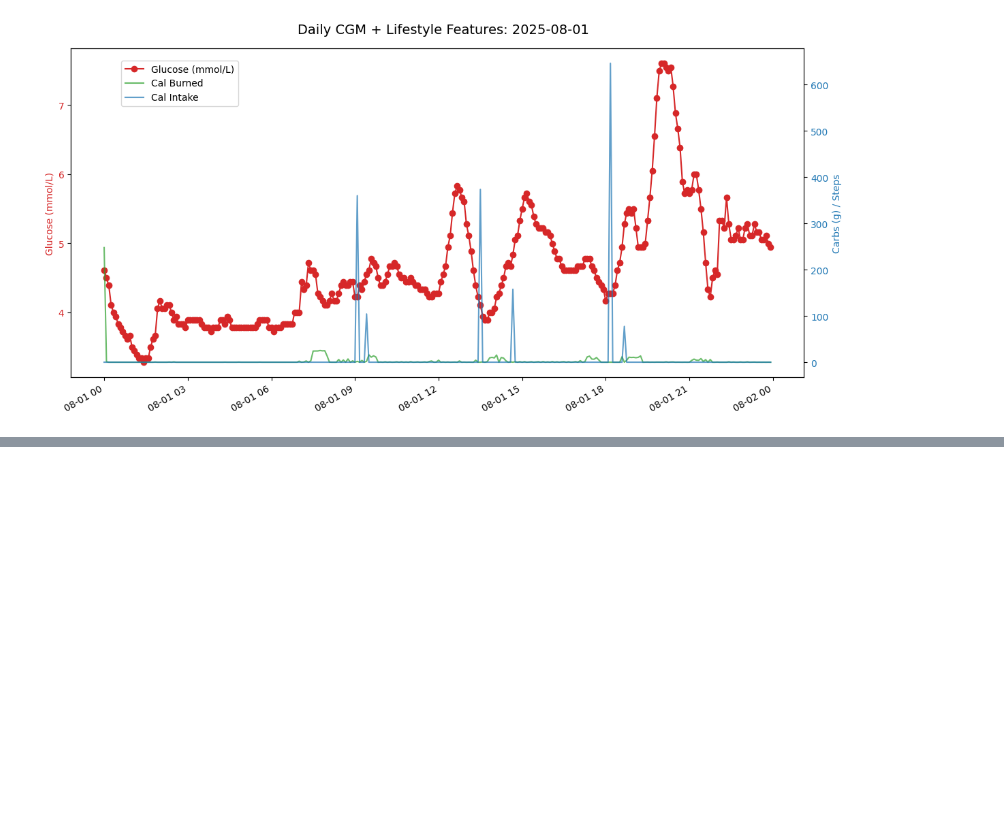
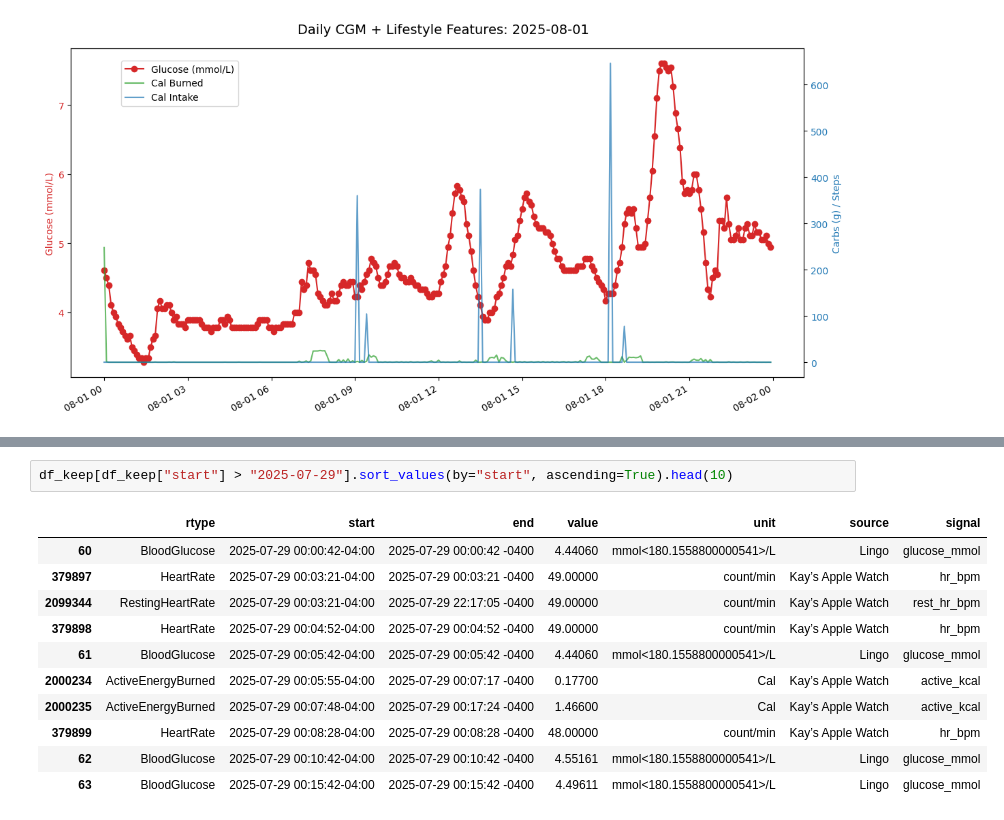
Before and after one commit to kayc26/cgm_insights, a Jupyter notebook: notebooks/preprocess_health.ipynb, the cells around one changed output, grey strips where cells are left out. Saved outputs shown, nothing was run; the diff lists cells and outputs as text; blank space fills up the shorter version.

```diff
--- a/notebooks/preprocess_health.ipynb
+++ b/notebooks/preprocess_health.ipynb
@@ -239,0 +262,14 @@ plt.show()
+# %%
+df_keep[df_keep["start"] > "2025-07-29"].sort_values(by="start", ascending=True).head(10)
+# %% [output]
+|  | rtype | start | end | value | unit | source | signal |
+| 60 | BloodGlucose | 2025-07-29 00:00:42-04:00 | 2025-07-29 00:00:42 -0400 | 4.44060 | mmol<180.1558800000541>/L | Lingo | glucose_mmol |
+| 379897 | HeartRate | 2025-07-29 00:03:21-04:00 | 2025-07-29 00:03:21 -0400 | 49.00000 | count/min | Kay’s Apple Watch | hr_bpm |
+| 2099344 | RestingHeartRate | 2025-07-29 00:03:21-04:00 | 2025-07-29 22:17:05 -0400 | 49.00000 | count/min | Kay’s Apple Watch | rest_hr_bpm |
+| 379898 | HeartRate | 2025-07-29 00:04:52-04:00 | 2025-07-29 00:04:52 -0400 | 49.00000 | count/min | Kay’s Apple Watch | hr_bpm |
+| 61 | BloodGlucose | 2025-07-29 00:05:42-04:00 | 2025-07-29 00:05:42 -0400 | 4.44060 | mmol<180.1558800000541>/L | Lingo | glucose_mmol |
+| 2000234 | ActiveEnergyBurned | 2025-07-29 00:05:55-04:00 | 2025-07-29 00:07:17 -0400 | 0.17700 | Cal | Kay’s Apple Watch | active_kcal |
+| 2000235 | ActiveEnergyBurned | 2025-07-29 00:07:48-04:00 | 2025-07-29 00:17:24 -0400 | 1.46600 | Cal | Kay’s Apple Watch | active_kcal |
+| 379899 | HeartRate | 2025-07-29 00:08:28-04:00 | 2025-07-29 00:08:28 -0400 | 48.00000 | count/min | Kay’s Apple Watch | hr_bpm |
+| 62 | BloodGlucose | 2025-07-29 00:10:42-04:00 | 2025-07-29 00:10:42 -0400 | 4.55161 | mmol<180.1558800000541>/L | Lingo | glucose_mmol |
+| 63 | BloodGlucose | 2025-07-29 00:15:42-04:00 | 2025-07-29 00:15:42 -0400 | 4.49611 | mmol<180.1558800000541>/L | Lingo | glucose_mmol |
```
Also changed, not shown: parts of 5 cells of this notebook, 10 other files.
